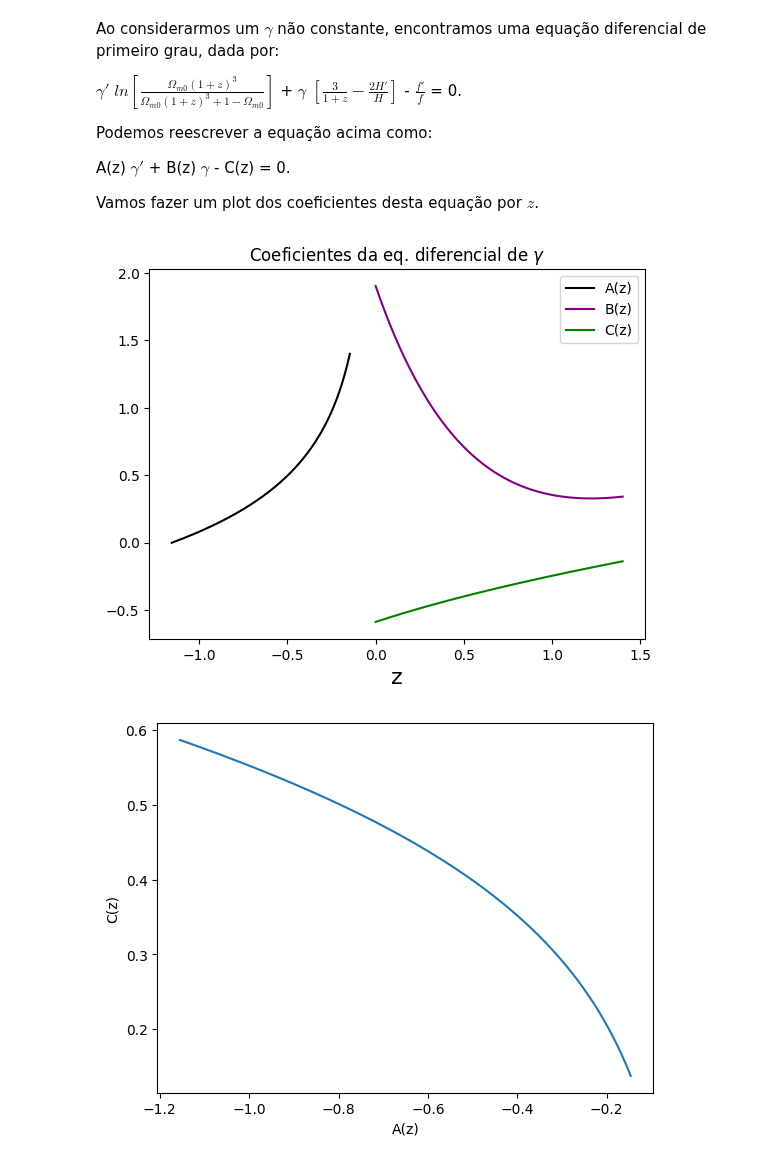
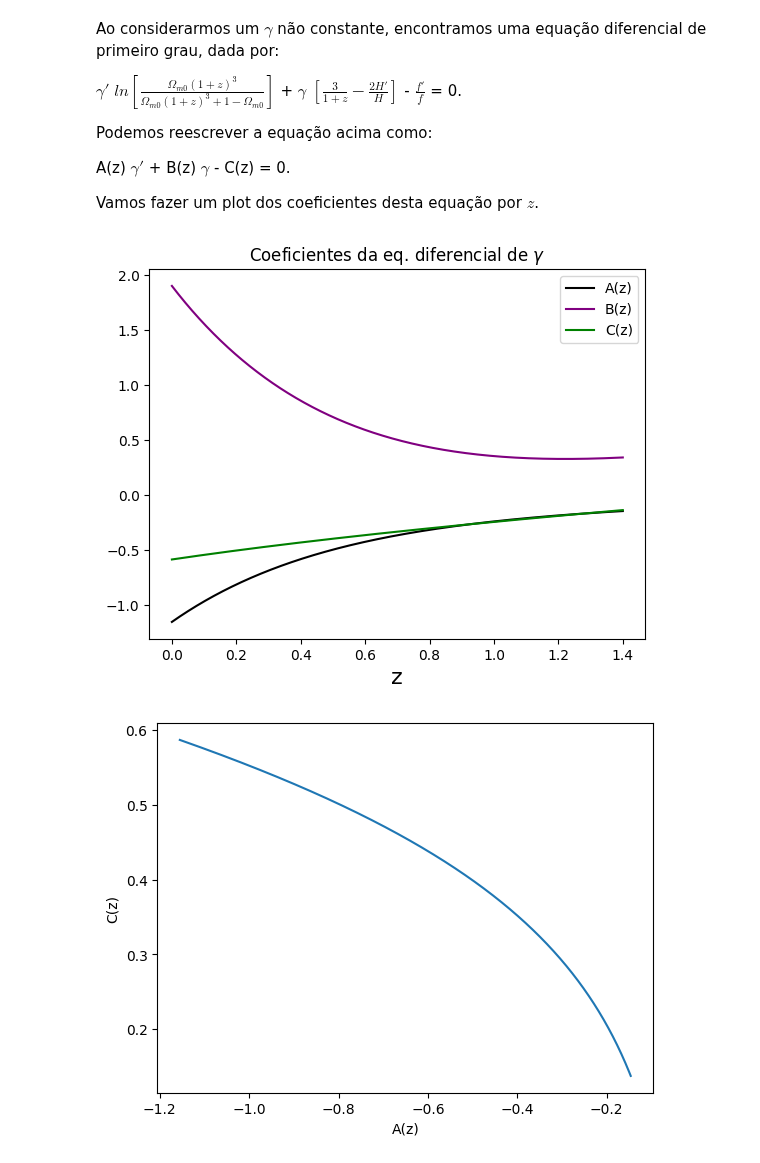
Before and after one commit to fernanda0402/Doutorado, a Jupyter notebook: GP_gamma_.ipynb, the cells around one changed output. Cells and saved outputs as stored; diff of their text form; code cells hidden in the pictures.

```diff
--- a/GP_gamma_.ipynb
+++ b/GP_gamma_.ipynb
@@ -760,23 +759,23 @@ Vamos fazer um plot dos coeficientes desta equação por $z$.
 # %%
 # constantes
 Om0 = 0.315
 
 # primeiro coeficiente
 A = np.log( (Om0*((1+z_dhz)**3) )/ ( Om0*((1+z_dhz)**3) + 1 - Om0 ) )
 
 
 # plote
-plt.plot(A, z_dhz, color='black', label='A(z)')
+plt.plot(z_dhz, A, color='black', label='A(z)')
 plt.plot(z_dhz, dOm_Om, color='purple', label='B(z)')
 plt.plot(z_dhz, df_f*(-1), color='green', label='C(z)')
 
 # legenda, label e título
 plt.xlabel('z', fontsize=16)
 plt.legend(loc='best')
 plt.title('Coeficientes da eq. diferencial de $\gamma$')
 plt.show()
 # %% [output]
-[figure, old version]
+[figure, new version]
 # %%
 plt.plot(A, df_f)
 plt.xlabel('A(z)')
```
Also changed, not shown: parts of 4 cells of this notebook.
